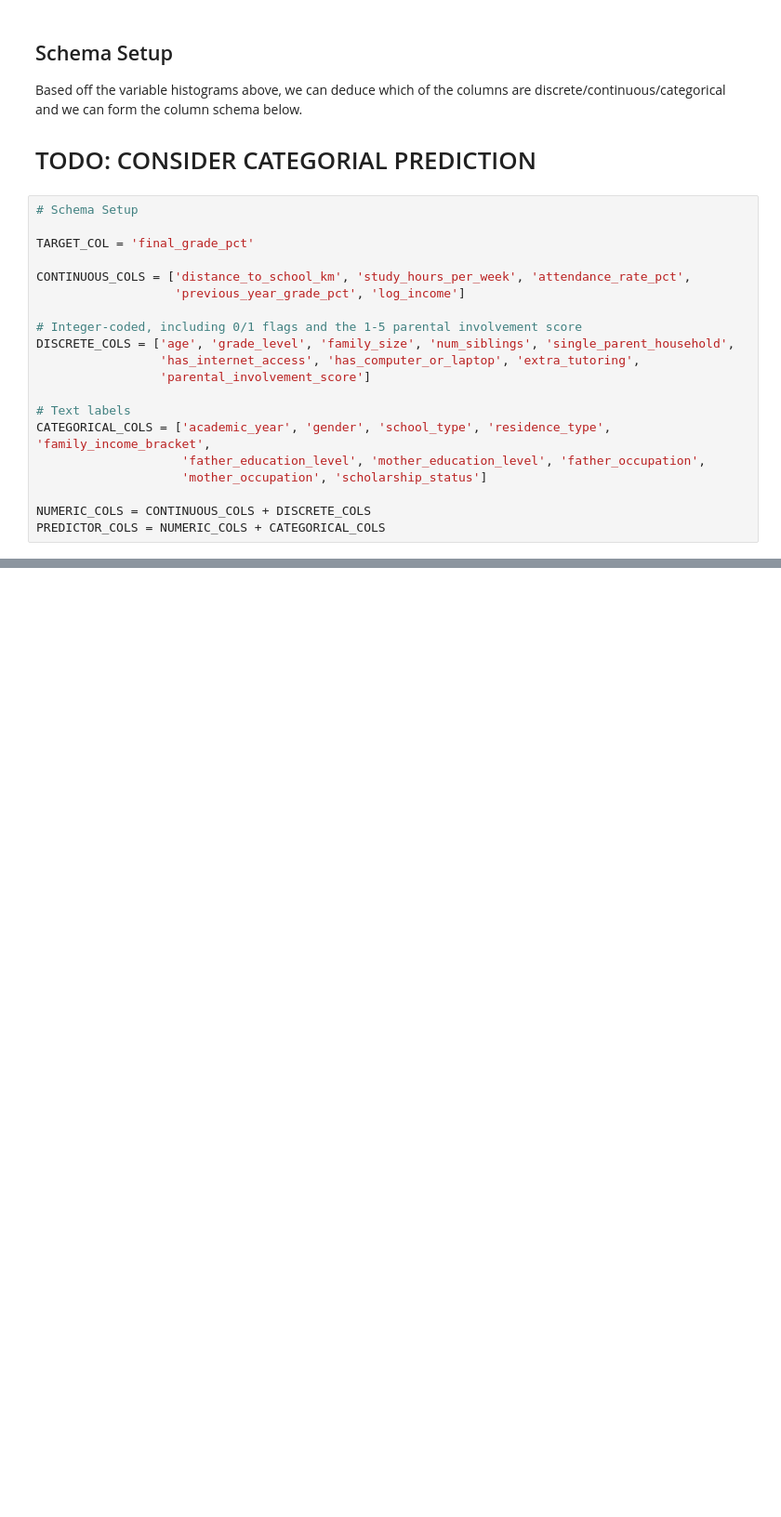
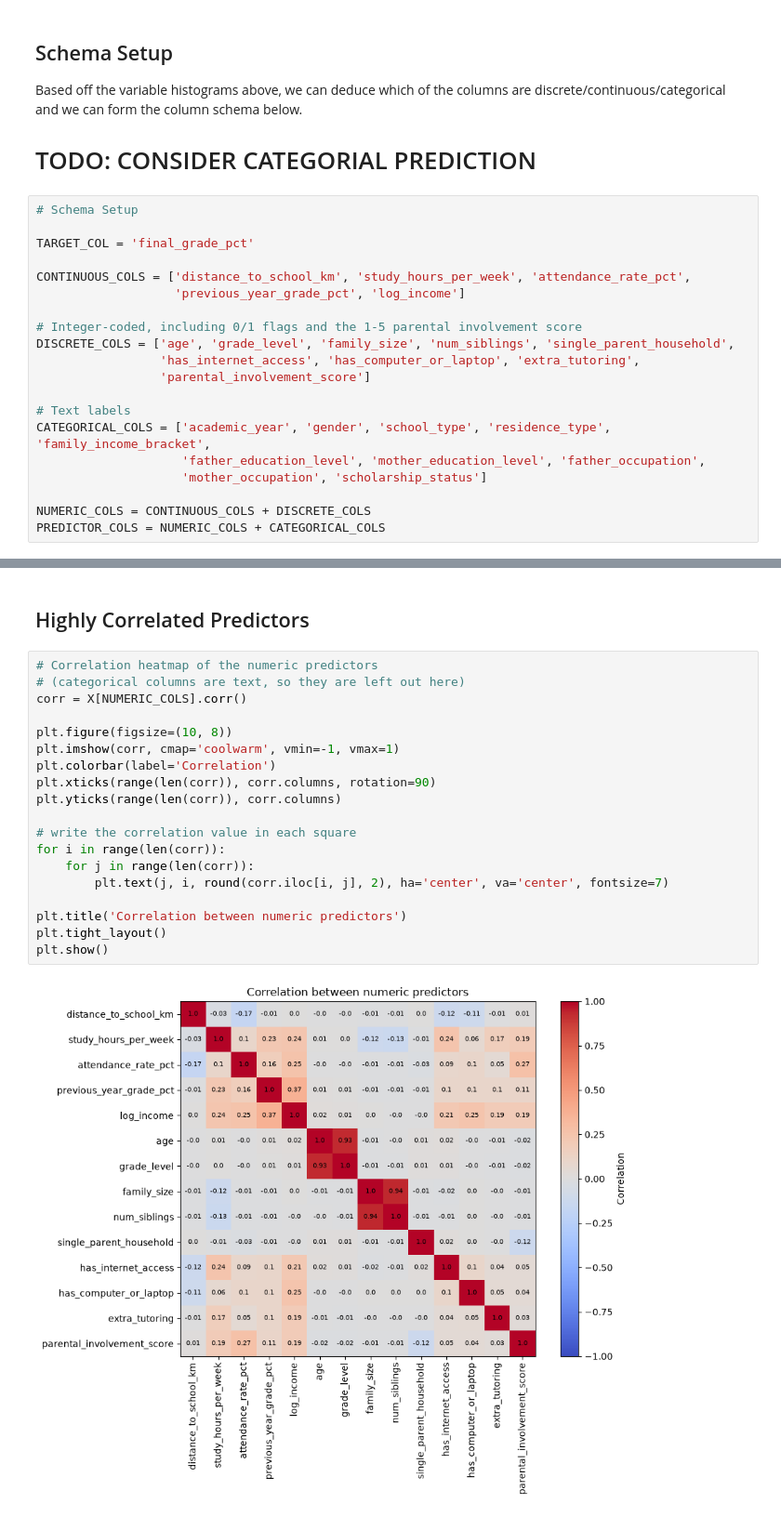
Before and after one commit to ZhangAnli/ST5227-Course-Project, a Jupyter notebook: Final Report Code/Preprocessing.ipynb, the cells around one changed output, grey strips where cells are left out. Shown at 93% size. Saved outputs shown, nothing was run; the diff lists cells and outputs as text; blank space fills up the shorter version.

```diff
--- a/Final Report Code/Preprocessing.ipynb
+++ b/Final Report Code/Preprocessing.ipynb
@@ -158,0 +161,23 @@ print('X:', X.shape, ' Y:', Y.shape)
+# %% [markdown]
+## Highly Correlated Predictors
+# %%
+# Correlation heatmap of the numeric predictors
+# (categorical columns are text, so they are left out here)
+corr = X[NUMERIC_COLS].corr()
+
+plt.figure(figsize=(10, 8))
+plt.imshow(corr, cmap='coolwarm', vmin=-1, vmax=1)
+plt.colorbar(label='Correlation')
+plt.xticks(range(len(corr)), corr.columns, rotation=90)
+plt.yticks(range(len(corr)), corr.columns)
+
+# write the correlation value in each square
+for i in range(len(corr)):
+    for j in range(len(corr)):
+        plt.text(j, i, round(corr.iloc[i, j], 2), ha='center', va='center', fontsize=7)
+
+plt.title('Correlation between numeric predictors')
+plt.tight_layout()
+plt.show()
+# %% [output]
+[figure, added]
```
Also changed, not shown: parts of 3 cells of this notebook.
